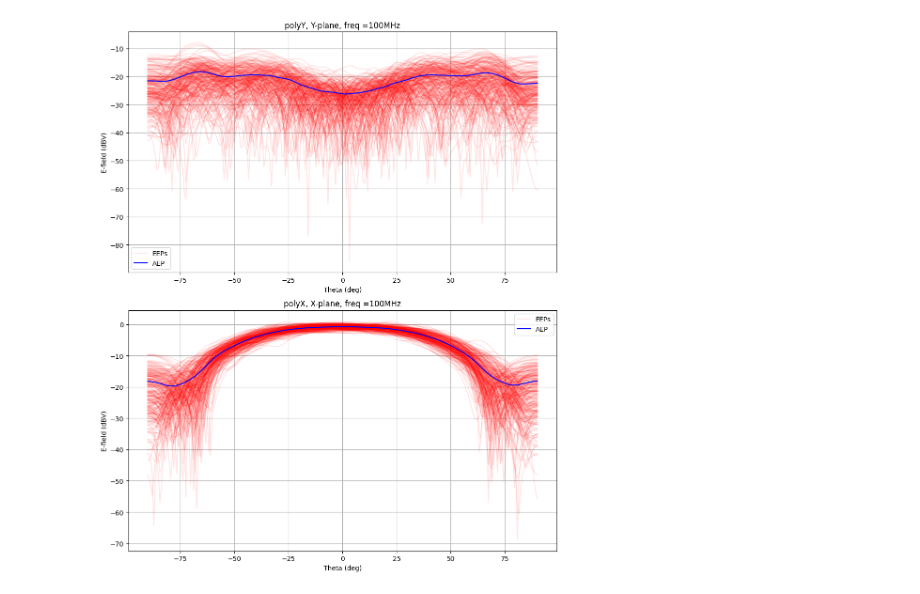
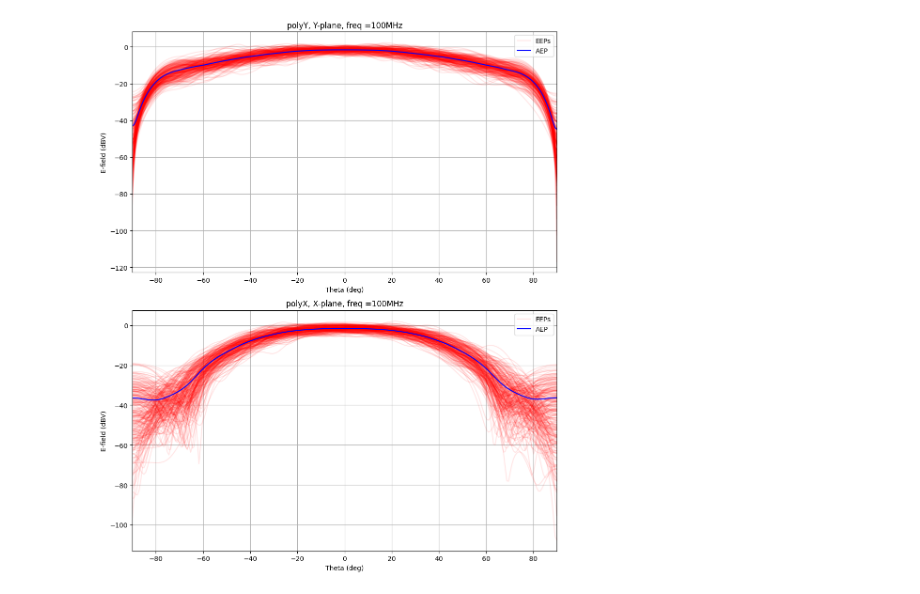
Before and after one commit to MaxTalberg/SKA-low-mini-project, a Jupyter notebook: harp_beam/CW.ipynb, the cells around one changed output. Cells and saved outputs as stored; diff of their text form; code cells hidden in the pictures.

```diff
--- a/harp_beam/CW.ipynb
+++ b/harp_beam/CW.ipynb
@@ -14,21 +10,18 @@ np.random.seed(12042000)
 # %%
 ## Q 2. plot all the 256 EEPs and their average (AEP)
 num_dir = 256
 theta = np.linspace(-np.pi/2, np.pi/2, num_dir)
 phi = np.zeros_like(theta)
 
-# Compute EEPs
 v_theta_polY, v_phi_polY, v_theta_polX, v_phi_polX = compute_EEPs(theta.copy()[:, None], phi.copy()[:, None])
 
-# Calculate magnitude of EEPs in dBV
-magnitude_EEP_polY = to_dBV(np.abs(v_theta_polY))
-magnitude_EEP_polX = to_dBV(np.abs(v_theta_polX))
+# Compute EEPs
+complex_E_fields = compute_EEPs(theta.copy()[:, None], phi.copy()[:, None])
 
-# Calculate AEPs
-AEP_polY = to_dBV(np.sqrt(np.mean(np.abs(v_theta_polY)**2, axis=1)))
-AEP_polX = to_dBV(np.sqrt(np.mean(np.abs(v_theta_polX)**2, axis=1)))
+# Compute power EEPs
+power_E_fields = power_EEPs(*complex_E_fields)
 
 # plot EEPs and AEPs
-plot2(theta, v_theta_polY, v_theta_polX, magnitude_EEP_polY, magnitude_EEP_polX, AEP_polY, AEP_polX)
+plot2(theta, *power_E_fields)
 # %% [output]
-[figure, old version]
+[figure, new version]
```
Also changed, not shown: parts of 10 cells of this notebook, 4 other files.
